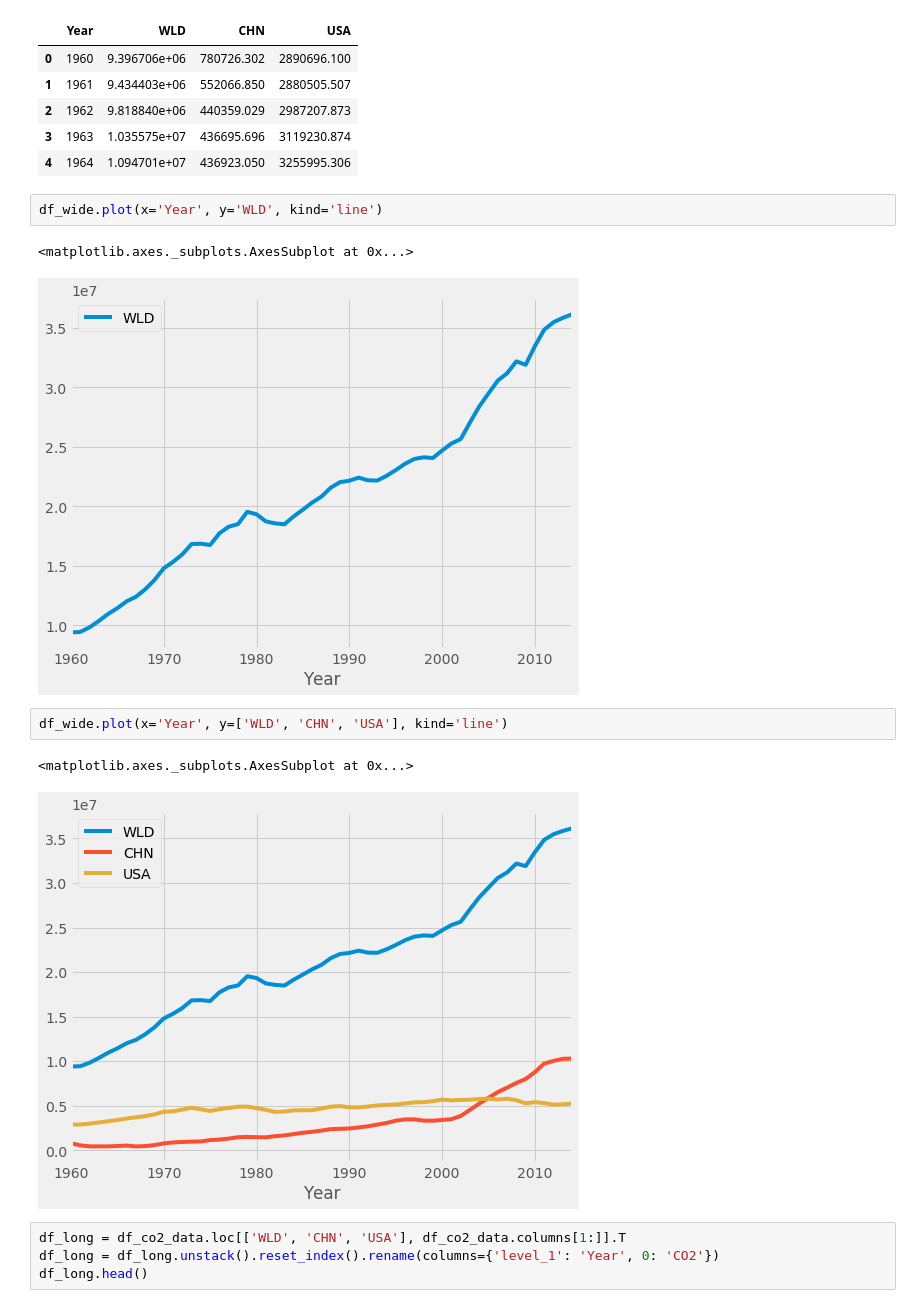
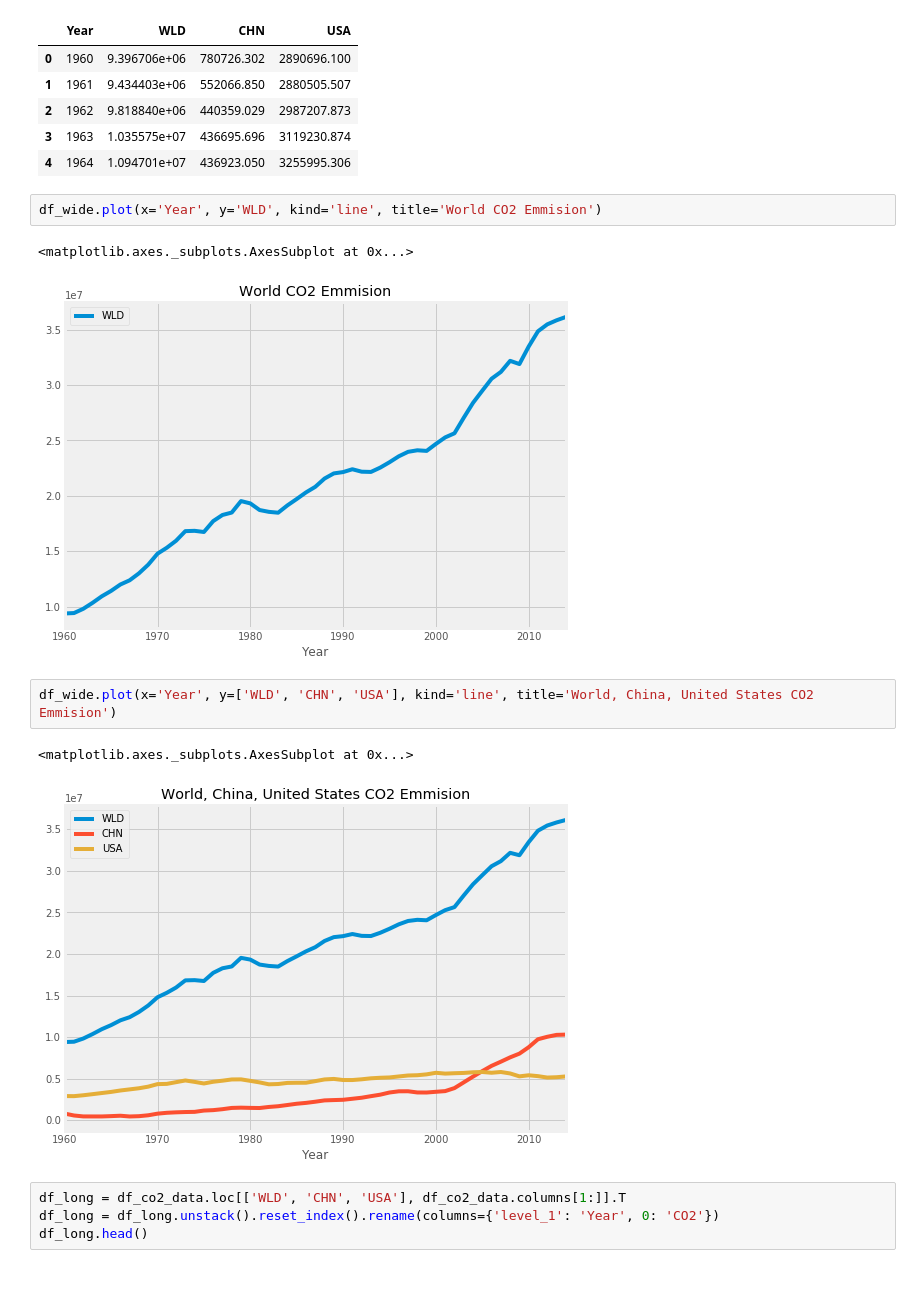
Before and after one commit to Zhenmao/Pandas-Reference-Guide, a Jupyter notebook: 8 Data Visualization.ipynb, the cells around one changed output. Cells and saved outputs as stored; diff of their text form; blank space fills up the shorter version.

```diff
--- a/8 Data Visualization.ipynb
+++ b/8 Data Visualization.ipynb
@@ -72,15 +79,15 @@ df_wide.head()
 | 3 | 1963 | 1.035575e+07 | 436695.696 | 3119230.874 |
 | 4 | 1964 | 1.094701e+07 | 436923.050 | 3255995.306 |
 # %%
-df_wide.plot(x='Year', y='WLD', kind='line')
+df_wide.plot(x='Year', y='WLD', kind='line', title='World CO2 Emmision')
 # %% [output]
 <matplotlib.axes._subplots.AxesSubplot at 0x...>
-[figure, old version]
+[figure, new version]
 # %%
-df_wide.plot(x='Year', y=['WLD', 'CHN', 'USA'], kind='line')
+df_wide.plot(x='Year', y=['WLD', 'CHN', 'USA'], kind='line', title='World, China, United States CO2 Emmision')
 # %% [output]
 <matplotlib.axes._subplots.AxesSubplot at 0x...>
-[figure, old version]
+[figure, new version]
 # %%
 df_long = df_co2_data.loc[['WLD', 'CHN', 'USA'], df_co2_data.columns[1:]].T
 df_long = df_long.unstack().reset_index().rename(columns={'level_1': 'Year', 0: 'CO2'})
```
Also changed, not shown: parts of 10 cells of this notebook.
